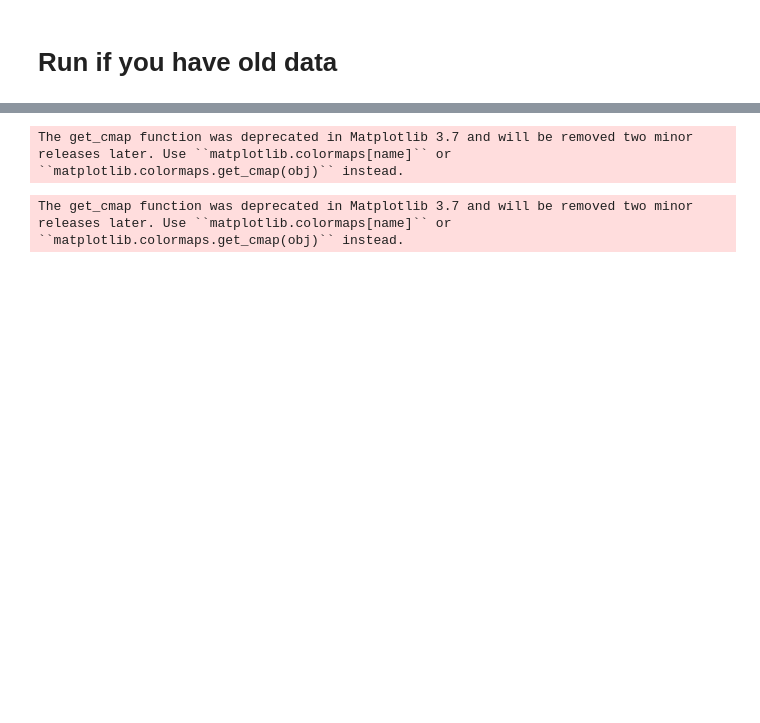
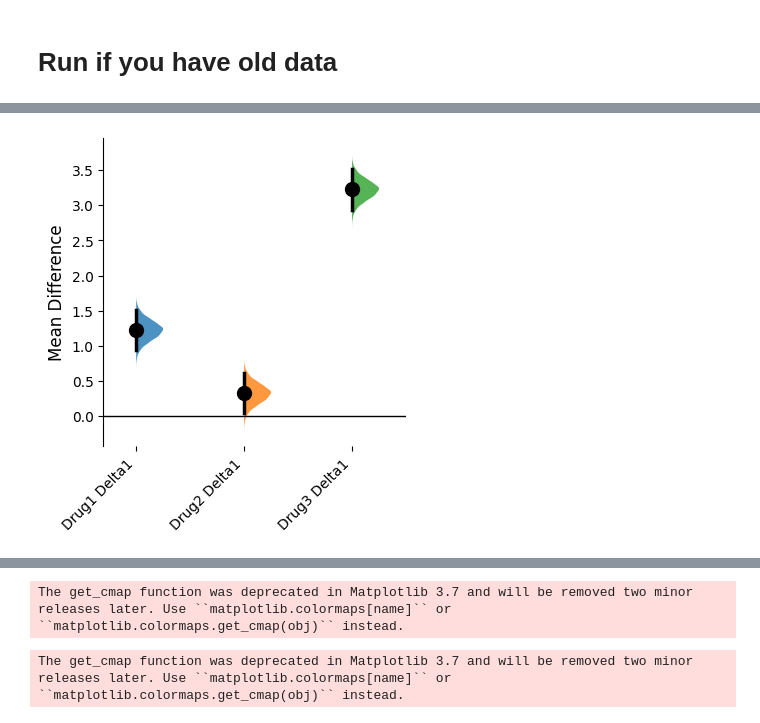
Before and after one commit to lnicole08/OSAR-Nicole-version, a Jupyter notebook: Heatmap v3.2.ipynb, the cells around one changed output, grey strips where cells are left out. Cells and saved outputs as stored; diff of their text form; code cells hidden in the pictures; blank space fills up the shorter version.

```diff
--- a/Heatmap v3.2.ipynb
+++ b/Heatmap v3.2.ipynb
@@ -165,0 +123,4 @@ All done.
+# %%
+from dabest.forest_plot import forest_plot
+compiled = specifiedpath + "ACC Lab Dropbox\\ACC Lab\\Nicole Lee\\Data Compilation\\osar_test\\20250306_totalcompilation.csv"
+dfcompiled= pd.read_csv(compiled)
@@ -165,0 +147,11 @@ All done.
+# %%
+df1 = dfcompiled[(dfcompiled['light_intensity']=='Full')].loc[:,['driver','light_intensity','status','pi_smoothed_Pattern 01', 'reversal_light_pi', 'traversal_light_pi', 'light_attraction_index_Pattern 01', 'log2_pace_ratio_Pattern 01']].reset_index(drop=True)
+
+lst = []
+names =[]
+for n in df1['driver'].unique().tolist():
+    tempdf1 = df1[(df1['driver'] == n)]
+    lst.append(dabest.load(tempdf1, idx=("Sibling", "Offspring"),x="status", y="pi_smoothed_Pattern 01"))
+    names.append(n)
+
+forest1_horizontal = forest_plot(data = lst, contrast_type = "delta2", effect_size= "mean_diff", labels = names, idx=[[0]*len(names)]);
@@ -165,0 +160,71 @@ All done.
+# %%
+from scipy.stats import norm
+def create_delta_dataset(N=20,
+                        seed=9999,
+                        second_quarter_adjustment=3,
+                        third_quarter_adjustment=-0.1):
+    np.random.seed(seed)  # Set the seed for reproducibility
+
+    # Create samples
+    y = norm.rvs(loc=3, scale=0.4, size=N*4)
+    y[N:2*N] += second_quarter_adjustment
+    y[2*N:3*N] += third_quarter_adjustment
+
+    # Treatment, Rep, Genotype, and ID columns
+    treatment = np.repeat(['Placebo', 'Drug'], N*2).tolist()
+    rep = ['Rep1', 'Rep2'] * (N*2)
+    genotype = np.repeat(['W', 'M', 'W', 'M'], N).tolist()
+    id_col = list(range(0, N*2)) * 2
+
+    # Combine all columns into a DataFrame
+    df = pd.DataFrame({
+        'ID': id_col,
+        'Rep': rep,
+        'Genotype': genotype,
+        'Treatment': treatment,
+        'Tumor Size': y
+    })
+
+    return df
+
+# Generate the first dataset with a different seed and adjustments
+df_delta2_drug1 = create_delta_dataset(seed=9999, second_quarter_adjustment=1, third_quarter_adjustment=-0.5)
+
+# Generate the second dataset with a different seed and adjustments
+df_delta2_drug2 = create_delta_dataset(seed=9999, second_quarter_adjustment=0.1, third_quarter_adjustment=-1)
+
+# Generate the third dataset with the same seed as the first but different adjustments
+df_delta2_drug3 = create_delta_dataset(seed=9999, second_quarter_adjustment=3, third_quarter_adjustment=-0.1)
+
+unpaired_delta_01 = dabest.load(data = df_delta2_drug1,
+                                x = ["Genotype", "Genotype"],
+                                y = "Tumor Size", delta2 = True,
+                                experiment = "Treatment")
+unpaired_delta_02 = dabest.load(data = df_delta2_drug2,
+                                x = ["Genotype", "Genotype"],
+                                y = "Tumor Size", delta2 = True,
+                                experiment = "Treatment")
+unpaired_delta_03 = dabest.load(data = df_delta2_drug3,
+                                x = ["Genotype", "Genotype"],
+                                y = "Tumor Size",
+                                delta2 = True,
+                                experiment = "Treatment")
+contrasts = [unpaired_delta_01, unpaired_delta_02, unpaired_delta_03]
+
+# Generate the first dataset with a different seed and adjustments
+df_delta2_drug1 = create_delta_dataset(seed=9999, second_quarter_adjustment=1, third_quarter_adjustment=-0.5)
+
+# Generate the second dataset with a different seed and adjustments
+df_delta2_drug2 = create_delta_dataset(seed=9999, second_quarter_adjustment=0.1, third_quarter_adjustment=-1)
+
+# Generate the third dataset with the same seed as the first but different adjustments
+df_delta2_drug3 = create_delta_dataset(seed=9999, second_quarter_adjustment=3, third_quarter_adjustment=-0.1)
+
+
+f_forest_delta2 = forest_plot(
+                        data = contrasts,
+                        labels = ['Drug1 Delta1', 'Drug2 Delta1',  'Drug3 Delta1'],
+                        idx=[[0], [0], [0]]
+);
+# %% [output]
+[figure, added]
```
Also changed, not shown: parts of 13 cells of this notebook, 1 other file.
